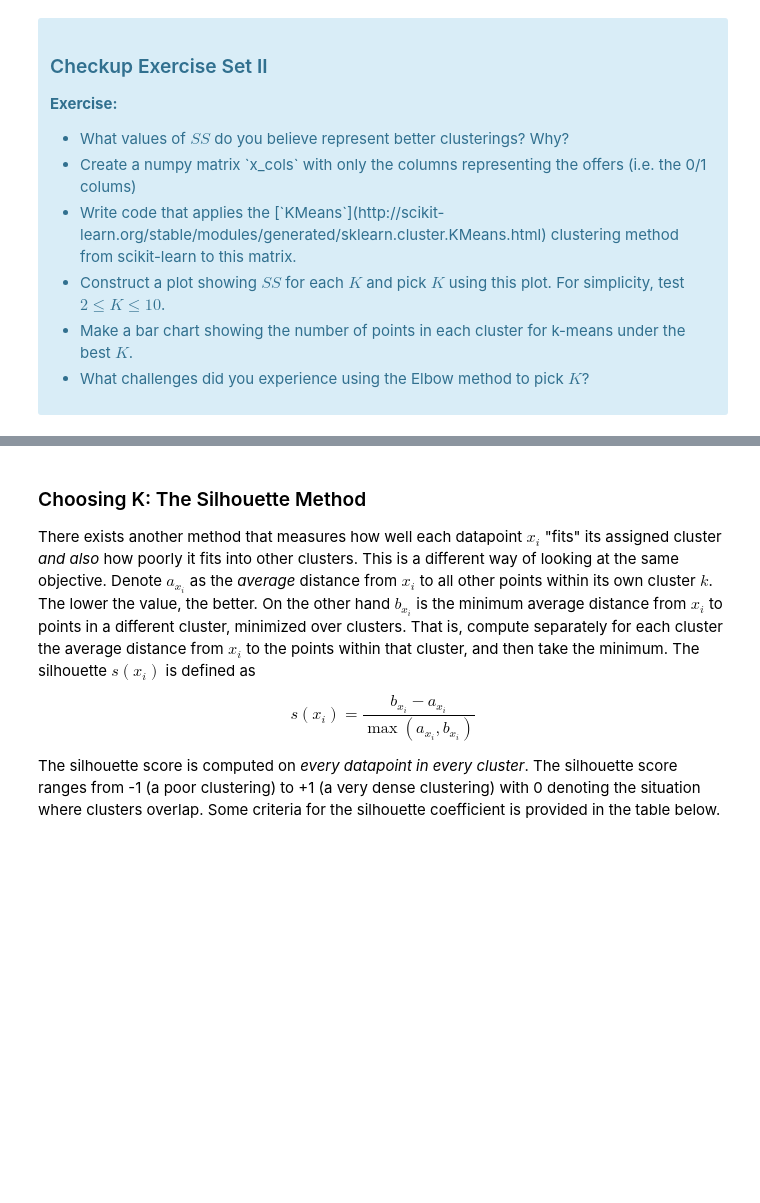
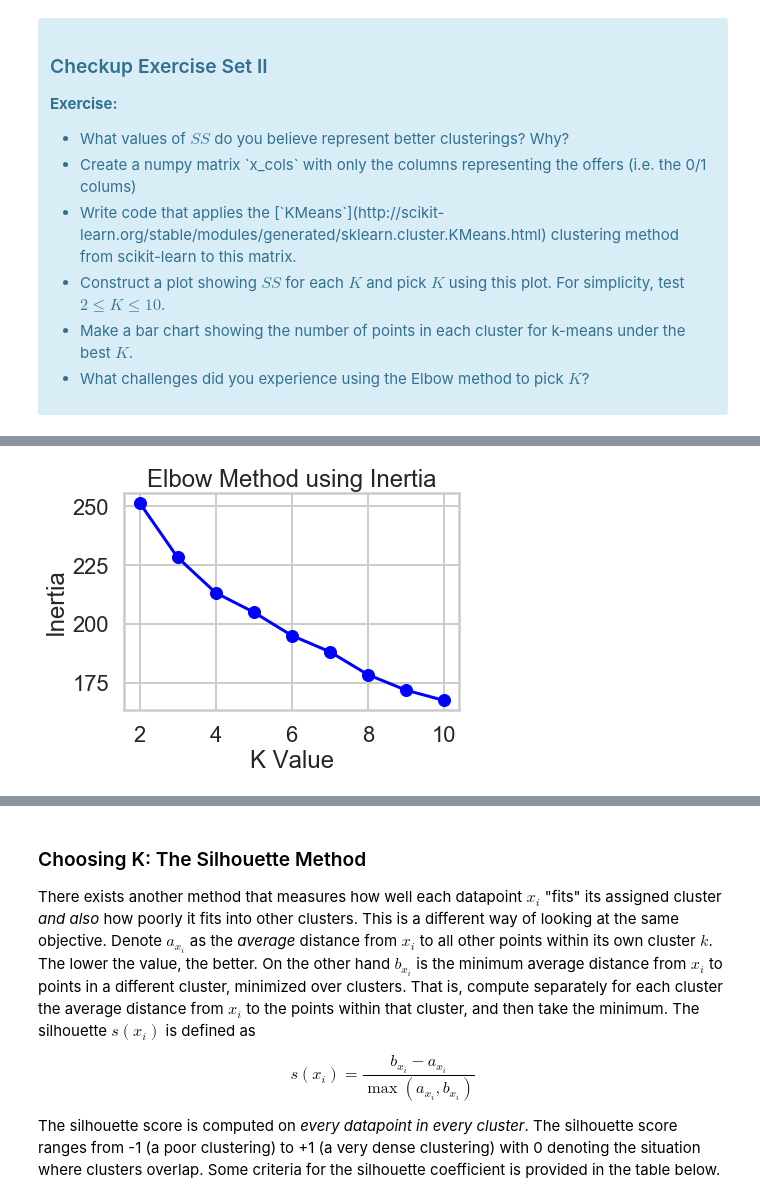
Before and after one commit to annafin/Springboard-Data-Science, a Jupyter notebook: unit_10_machine_learning/clustering/Mini_Project_Clustering.ipynb, the cells around one changed output, grey strips where cells are left out. Drawn from its saved outputs; the diff is of its cells as text; code cells hidden in the pictures; blank space fills up the shorter version.

```diff
--- a/unit_10_machine_learning/clustering/Mini_Project_Clustering.ipynb
+++ b/unit_10_machine_learning/clustering/Mini_Project_Clustering.ipynb
@@ -62,0 +61,5 @@ The first thing we need is a way to compare customers. To do this, we're going t
+# %%
+# your turn
+
+# merge tables
+new_df = df_transactions.merge(df_offers, left_on='offer_id', right_on='offer_id')
@@ -62,0 +75,4 @@ The first thing we need is a way to compare customers. To do this, we're going t
+# %%
+# pivot table
+
+df_pivot = pd.pivot_table(new_df, values='n', index=['customer_name'], columns=['offer_id'], fill_value=0)
@@ -90,0 +131,5 @@ where $x_i$ is a point, $C_k$ represents cluster $k$ and $\mu_k$ is the centroid
+# %%
+# create numpy matrix
+
+x_cols = df_pivot.to_numpy()
+x_cols
@@ -90,0 +144,18 @@ where $x_i$ is a point, $C_k$ represents cluster $k$ and $\mu_k$ is the centroid
+# %%
+inertias = []
+mapping = {}
+K = range(2,11)
+
+for k in K:
+    kmeans = KMeans(n_clusters=k).fit(x_cols)
+    kmeans.fit(x_cols)
+    inertias.append(kmeans.inertia_)
+    mapping[k] = kmeans.inertia_
+# %%
+plt.plot(K, inertias, 'bo-')
+plt.xlabel('K Value')
+plt.ylabel('Inertia')
+plt.title('Elbow Method using Inertia')
+plt.show()
+# %% [output]
+[figure, added]
```
Also changed, not shown: parts of 26 cells of this notebook.
